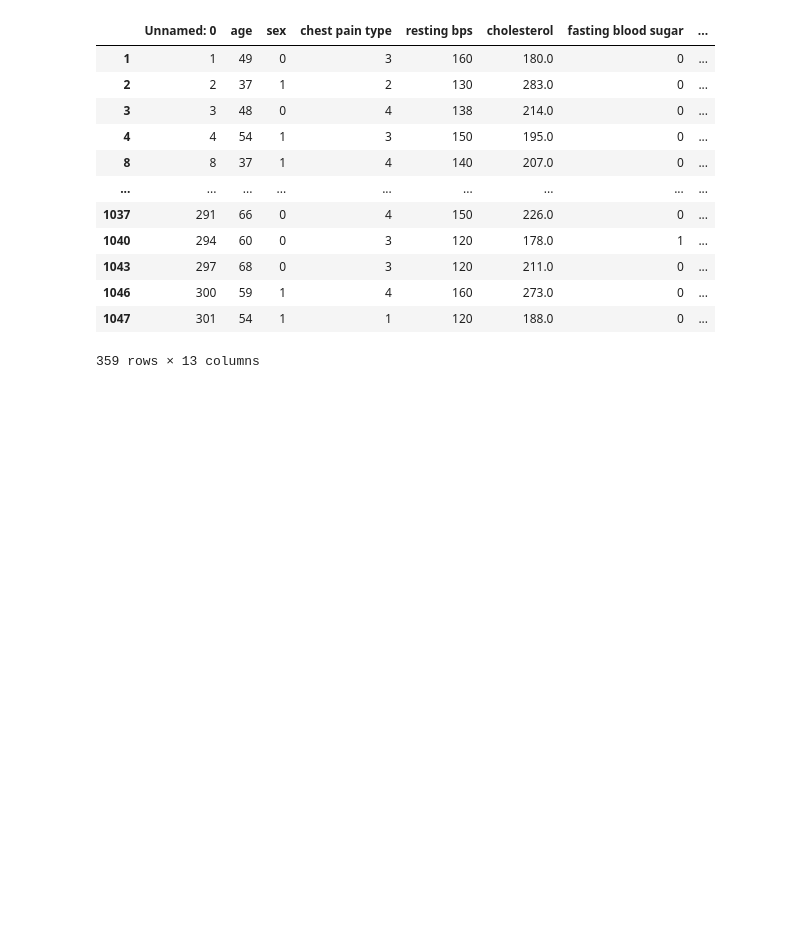
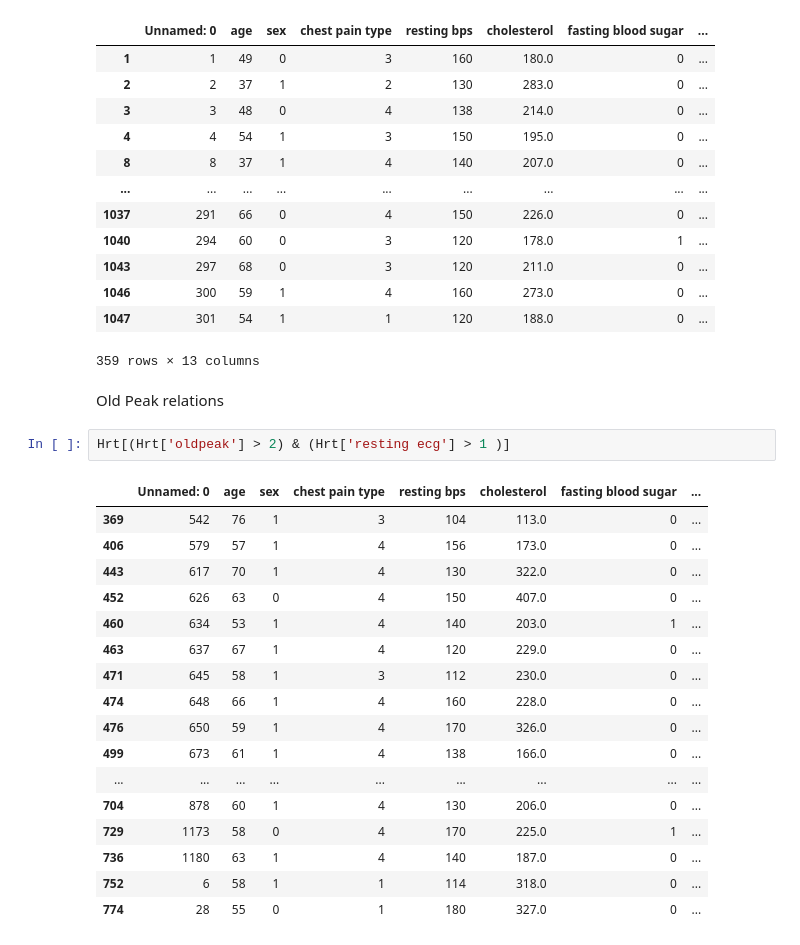
Before and after one commit to Astro0re/Data, a Jupyter notebook: Heart Disease/Heart Disease analysis.ipynb, the cells around one changed output. Saved outputs shown, nothing was run; the diff lists cells and outputs as text; blank space fills up the shorter version.

```diff
--- a/Heart Disease/Heart Disease analysis.ipynb
+++ b/Heart Disease/Heart Disease analysis.ipynb
@@ -425,3 +408,25 @@ Hrt[(Hrt['resting bps']) > (Hrt['max heart rate']) ]
 | 1046 | 300 | 59 | 1 | 4 | 160 | 273.0 | 0 | ... |
 | 1047 | 301 | 54 | 1 | 1 | 120 | 188.0 | 0 | ... |
 359 rows × 13 columns
+# %% [markdown]
+Old Peak relations
+# %%
+Hrt[(Hrt['oldpeak'] > 2) & (Hrt['resting ecg'] > 1 )]
+# %% [output]
+|  | Unnamed: 0 | age | sex | chest pain type | resting bps | cholesterol | fasting blood sugar | ... |
+| 369 | 542 | 76 | 1 | 3 | 104 | 113.0 | 0 | ... |
+| 406 | 579 | 57 | 1 | 4 | 156 | 173.0 | 0 | ... |
+| 443 | 617 | 70 | 1 | 4 | 130 | 322.0 | 0 | ... |
+| 452 | 626 | 63 | 0 | 4 | 150 | 407.0 | 0 | ... |
+| 460 | 634 | 53 | 1 | 4 | 140 | 203.0 | 1 | ... |
+| 463 | 637 | 67 | 1 | 4 | 120 | 229.0 | 0 | ... |
+| 471 | 645 | 58 | 1 | 3 | 112 | 230.0 | 0 | ... |
+| 474 | 648 | 66 | 1 | 4 | 160 | 228.0 | 0 | ... |
+| 476 | 650 | 59 | 1 | 4 | 170 | 326.0 | 0 | ... |
+| 499 | 673 | 61 | 1 | 4 | 138 | 166.0 | 0 | ... |
+| ... | ... | ... | ... | ... | ... | ... | ... | ... |
+| 704 | 878 | 60 | 1 | 4 | 130 | 206.0 | 0 | ... |
+| 729 | 1173 | 58 | 0 | 4 | 170 | 225.0 | 1 | ... |
+| 736 | 1180 | 63 | 1 | 4 | 140 | 187.0 | 0 | ... |
+| 752 | 6 | 58 | 1 | 1 | 114 | 318.0 | 0 | ... |
+| 774 | 28 | 55 | 0 | 1 | 180 | 327.0 | 0 | ... |
```
Also changed, not shown: parts of 2 cells of this notebook.
